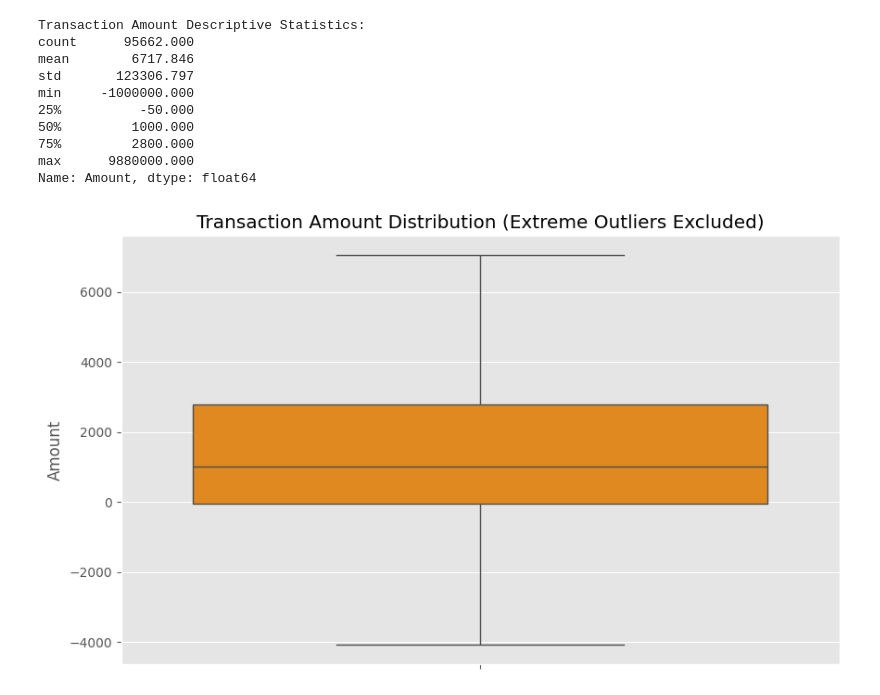
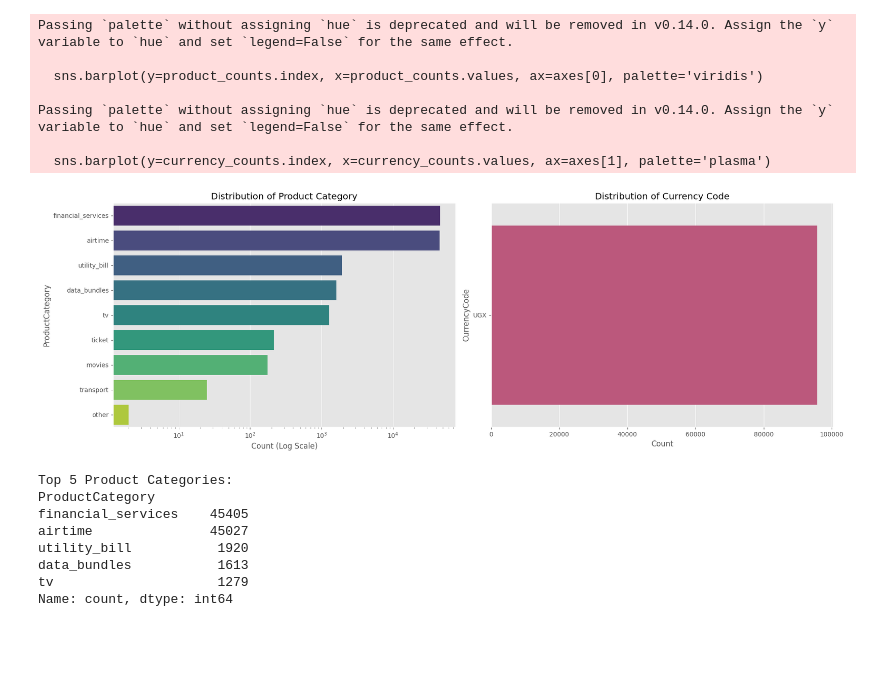
Before and after one commit to kal2127/Credit-Risk-Probability-Model-for-Alternative-Data, a Jupyter notebook: notebooks/EDA_Feature_Engineering.ipynb, the cells around one changed output. Cells and saved outputs as stored; diff of their text form; code cells hidden in the pictures; blank space fills up the shorter version.

```diff
--- a/notebooks/EDA_Feature_Engineering.ipynb
+++ b/notebooks/EDA_Feature_Engineering.ipynb
@@ -8,18 +9,18 @@ import seaborn as sns
 pd.set_option('display.float_format', lambda x: '%.3f' % x)
 plt.style.use('ggplot')
 # %%
-# Load the raw data file from the parent directory's data folder
-df = pd.read_csv('../data/data.csv')
+# Load the raw data file
+df_raw = pd.read_csv('../data/data.csv')
 
-# Rename columns based on confirmed names from feature_engineering.py
-df.rename(columns={'CustomerId': 'Customer_ID', 'TransactionStartTime': 'Transaction_Date'}, inplace=True)
+# Standardize column names for consistency
+df_raw.rename(columns={'CustomerId': 'Customer_ID', 'TransactionStartTime': 'Transaction_Date'}, inplace=True)
 
 # Convert the transaction time column to datetime
-df['Transaction_Date'] = pd.to_datetime(df['Transaction_Date'])
+df_raw['Transaction_Date'] = pd.to_datetime(df_raw['Transaction_Date'])
 
-print(f"Total Transactions Loaded: {len(df)}")
-print(f"Unique Customers for RFMS Calculation: {df['Customer_ID'].nunique()}")
-df.head()
+print(f"Total Transactions Loaded: {len(df_raw)}")
+print(f"Unique Customers for RFMS Calculation: {df_raw['Customer_ID'].nunique()}")
+df_raw.head()
 # %% [output]
 Total Transactions Loaded: 95662
 Unique Customers for RFMS Calculation: 3742
@@ -55,22 +44,39 @@ CustomerId_4033                778
 # %%
-print("Transaction Amount Descriptive Statistics:")
-print(df['Amount'].describe())
+fig, axes = plt.subplots(1, 2, figsize=(18, 6))
 
-plt.figure(figsize=(10, 6))
-sns.boxplot(y=df['Amount'], showfliers=False, color='darkorange')
-plt.title('Transaction Amount Distribution (Extreme Outliers Excluded)')
-plt.ylabel('Amount')
+# Plot 1: Product Category Distribution
+product_counts = df_raw['ProductCategory'].value_counts()
+sns.barplot(y=product_counts.index, x=product_counts.values, ax=axes[0], palette='viridis')
+axes[0].set_title('Distribution of Product Category')
+axes[0].set_xlabel('Count (Log Scale)')
+axes[0].set_xscale('log') # Use log scale due to high skew
+
+# Plot 2: Currency Code Distribution
+currency_counts = df_raw['CurrencyCode'].value_counts()
+sns.barplot(y=currency_counts.index, x=currency_counts.values, ax=axes[1], palette='plasma')
+axes[1].set_title('Distribution of Currency Code')
+axes[1].set_xlabel('Count')
+
+plt.tight_layout()
 plt.show()
+
+print("\nTop 5 Product Categories:")
+print(product_counts.head())
 # %% [output]
-Transaction Amount Descriptive Statistics:
-count      95662.000
-mean        6717.846
-std       123306.797
-min     -1000000.000
-25%          -50.000
-50%         1000.000
-75%         2800.000
-max      9880000.000
-Name: Amount, dtype: float64
+Passing `palette` without assigning `hue` is deprecated and will be removed in v0.14.0. Assign the `y` variable to `hue` and set `legend=False` for the same effect.
+
+  sns.barplot(y=product_counts.index, x=product_counts.values, ax=axes[0], palette='viridis')
+
+Passing `palette` without assigning `hue` is deprecated and will be removed in v0.14.0. Assign the `y` variable to `hue` and set `legend=False` for the same effect.
+
+  sns.barplot(y=currency_counts.index, x=currency_counts.values, ax=axes[1], palette='plasma')
-[figure, old version]
+[figure, new version]
+Top 5 Product Categories:
+ProductCategory
+financial_services    45405
+airtime               45027
+utility_bill           1920
+data_bundles           1613
+tv                     1279
+Name: count, dtype: int64
 # %%
```
Also changed, not shown: parts of 6 cells of this notebook, 10 other files.
